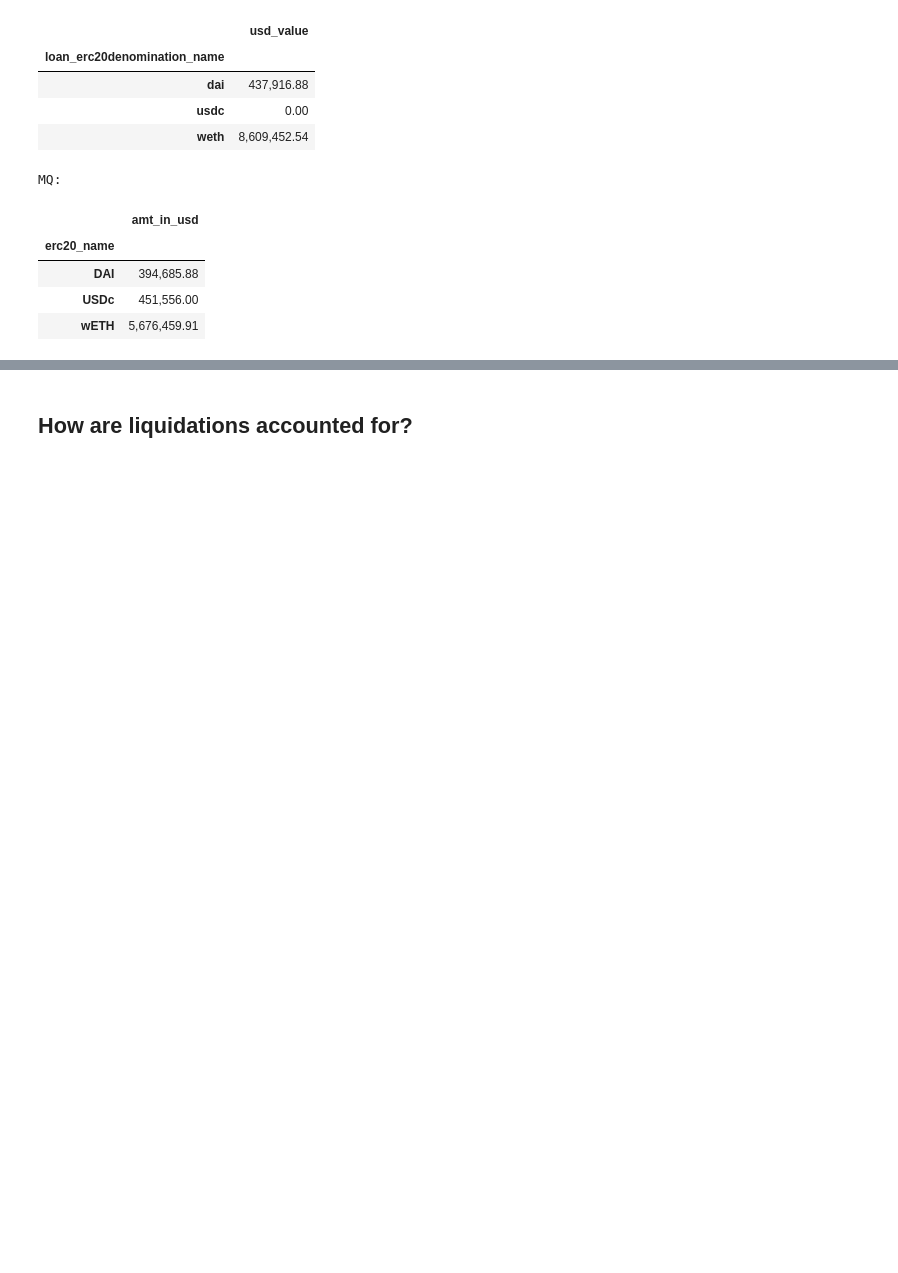
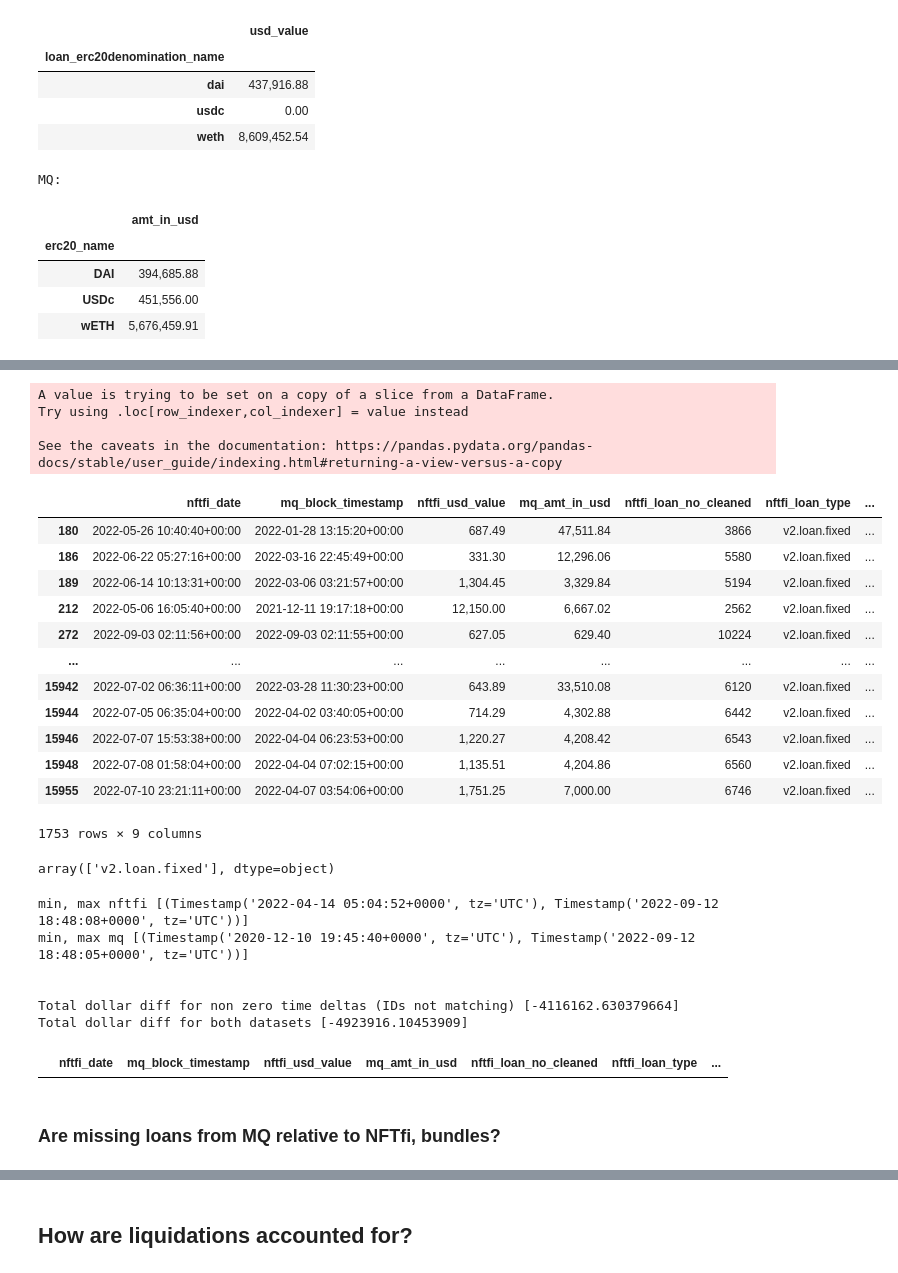
Before and after one commit to datagemsai/ChartGPT-API, a Jupyter notebook: analysis/nftfi_mq.ipynb, the cells around one changed output, grey strips where cells are left out. Cells and saved outputs as stored; diff of their text form; code cells hidden in the pictures; blank space fills up the shorter version.

```diff
--- a/analysis/nftfi_mq.ipynb
+++ b/analysis/nftfi_mq.ipynb
@@ -423,0 +466,8 @@ MQ:
+# %%
+pd.options.plotting.backend = "plotly"
+subset_of_matching_mq_with_nftfi['dollar_diff'] = subset_of_matching_mq_with_nftfi['nftfi_usd_value'] - subset_of_matching_mq_with_nftfi['mq_amt_in_usd']
+
+subset_of_matching_mq_with_nftfi.nftfi_date = pd.to_datetime(subset_of_matching_mq_with_nftfi.nftfi_date)
+subset_of_matching_mq_with_nftfi.mq_block_timestamp = pd.to_datetime(subset_of_matching_mq_with_nftfi.mq_block_timestamp)
+
+subset_of_matching_mq_with_nftfi.plot.scatter(x=subset_of_matching_mq_with_nftfi.nftfi_date, y=subset_of_matching_mq_with_nftfi.dollar_diff)
@@ -423,0 +495,3 @@ MQ:
+# %%
+subset_of_matching_mq_with_nftfi['date_diff'] = subset_of_matching_mq_with_nftfi['nftfi_date'] - subset_of_matching_mq_with_nftfi['mq_block_timestamp']
+subset_of_matching_mq_with_nftfi.plot.scatter(x=subset_of_matching_mq_with_nftfi.nftfi_date, y=subset_of_matching_mq_with_nftfi.date_diff)
@@ -423,0 +505,43 @@ MQ:
+# %%
+import numpy as np
+subset_of_matching_mq_with_nftfi['date_diff'] = subset_of_matching_mq_with_nftfi['nftfi_date'] - subset_of_matching_mq_with_nftfi['mq_block_timestamp']
+non_zero_time_delta = subset_of_matching_mq_with_nftfi.loc[subset_of_matching_mq_with_nftfi['date_diff'] > np.timedelta64(0)]
+display(non_zero_time_delta)
+display(non_zero_time_delta.nftfi_loan_type.unique())
+
+print(f"min, max nftfi [{non_zero_time_delta.nftfi_date.min(), non_zero_time_delta.nftfi_date.max()}]")
+print(f"min, max mq [{non_zero_time_delta.mq_block_timestamp.min(), non_zero_time_delta.mq_block_timestamp.max()}]")
+
+print(f"\n\nTotal dollar diff for non zero time deltas (IDs not matching) [{non_zero_time_delta.dollar_diff.sum()}]")
+print(f"Total dollar diff for both datasets [{subset_of_matching_mq_with_nftfi.dollar_diff.sum()}]")
+# %% [output]
+A value is trying to be set on a copy of a slice from a DataFrame.
+Try using .loc[row_indexer,col_indexer] = value instead
+
+See the caveats in the documentation: https://pandas.pydata.org/pandas-docs/stable/user_guide/indexing.html#returning-a-view-versus-a-copy
+|  | nftfi_date | mq_block_timestamp | nftfi_usd_value | mq_amt_in_usd | nftfi_loan_no_cleaned | nftfi_loan_type | ... |
+| 180 | 2022-05-26 10:40:40+00:00 | 2022-01-28 13:15:20+00:00 | 687.49 | 47,511.84 | 3866 | v2.loan.fixed | ... |
+| 186 | 2022-06-22 05:27:16+00:00 | 2022-03-16 22:45:49+00:00 | 331.30 | 12,296.06 | 5580 | v2.loan.fixed | ... |
+| 189 | 2022-06-14 10:13:31+00:00 | 2022-03-06 03:21:57+00:00 | 1,304.45 | 3,329.84 | 5194 | v2.loan.fixed | ... |
+| 212 | 2022-05-06 16:05:40+00:00 | 2021-12-11 19:17:18+00:00 | 12,150.00 | 6,667.02 | 2562 | v2.loan.fixed | ... |
+| 272 | 2022-09-03 02:11:56+00:00 | 2022-09-03 02:11:55+00:00 | 627.05 | 629.40 | 10224 | v2.loan.fixed | ... |
+| ... | ... | ... | ... | ... | ... | ... | ... |
+| 15942 | 2022-07-02 06:36:11+00:00 | 2022-03-28 11:30:23+00:00 | 643.89 | 33,510.08 | 6120 | v2.loan.fixed | ... |
+| 15944 | 2022-07-05 06:35:04+00:00 | 2022-04-02 03:40:05+00:00 | 714.29 | 4,302.88 | 6442 | v2.loan.fixed | ... |
+| 15946 | 2022-07-07 15:53:38+00:00 | 2022-04-04 06:23:53+00:00 | 1,220.27 | 4,208.42 | 6543 | v2.loan.fixed | ... |
+| 15948 | 2022-07-08 01:58:04+00:00 | 2022-04-04 07:02:15+00:00 | 1,135.51 | 4,204.86 | 6560 | v2.loan.fixed | ... |
+| 15955 | 2022-07-10 23:21:11+00:00 | 2022-04-07 03:54:06+00:00 | 1,751.25 | 7,000.00 | 6746 | v2.loan.fixed | ... |
+1753 rows × 9 columns
+array(['v2.loan.fixed'], dtype=object)
+min, max nftfi [(Timestamp('2022-04-14 05:04:52+0000', tz='UTC'), Timestamp('2022-09-12 18:48:08+0000', tz='UTC'))]
+min, max mq [(Timestamp('2020-12-10 19:45:40+0000', tz='UTC'), Timestamp('2022-09-12 18:48:05+0000', tz='UTC'))]
+
+
+Total dollar diff for non zero time deltas (IDs not matching) [-4116162.630379664]
+Total dollar diff for both datasets [-4923916.10453909]
+# %%
+non_zero_time_delta.loc[non_zero_time_delta['dollar_diff'] == 0]
+# %% [output]
+|  | nftfi_date | mq_block_timestamp | nftfi_usd_value | mq_amt_in_usd | nftfi_loan_no_cleaned | nftfi_loan_type | ... |
+# %% [markdown]
+### Are missing loans from MQ relative to NFTfi, bundles?
```
Also changed, not shown: parts of 7 cells of this notebook.
